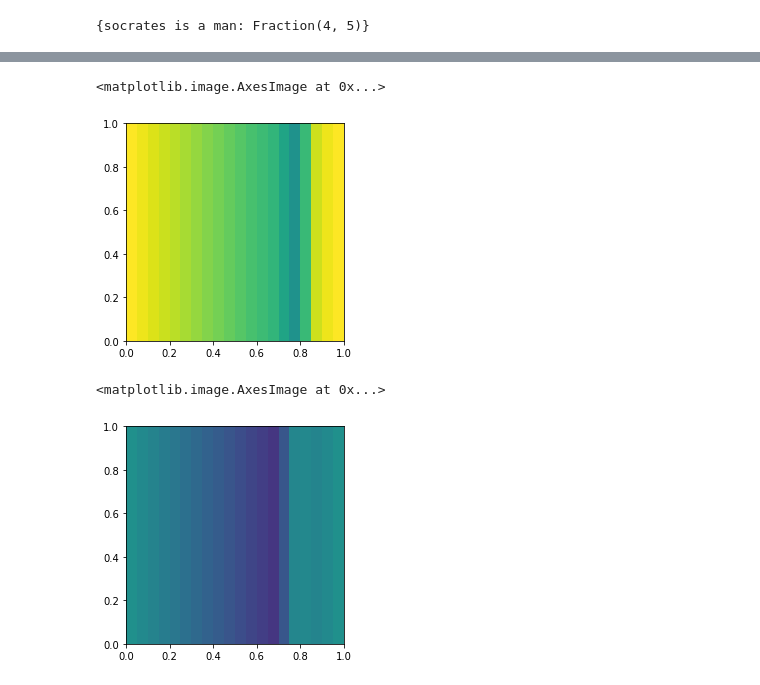
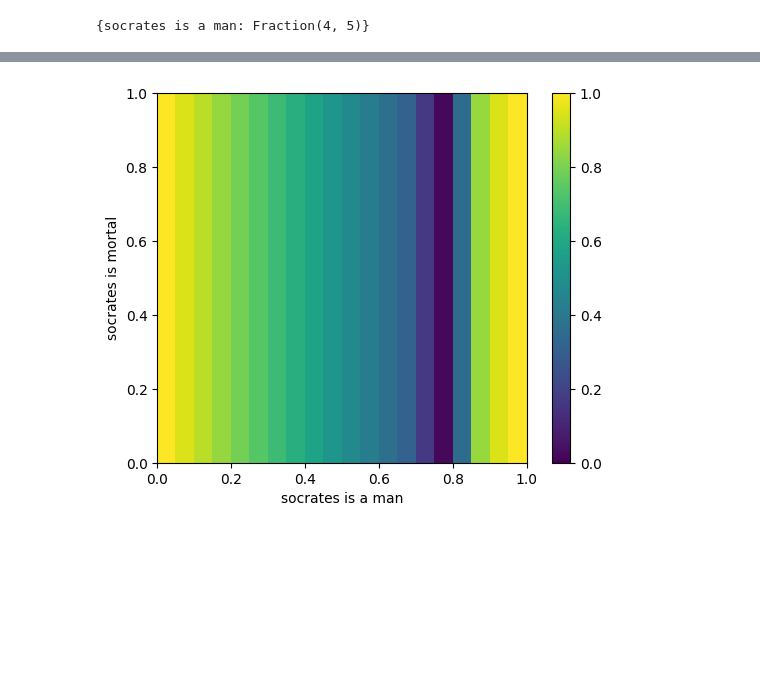
Before and after one commit to monasticacademy/logical-induction, a Jupyter notebook: notebooks/three_updates.ipynb, the cells around one changed output, grey strips where cells are left out. Saved outputs shown, nothing was run; the diff lists cells and outputs as text; code cells hidden in the pictures; blank space fills up the shorter version.

```diff
--- a/notebooks/three_updates.ipynb
+++ b/notebooks/three_updates.ipynb
@@ -47,0 +60,6 @@ plt.plot(credences, purchase_quantities)
+# %%
+def trading_alg(sentence, probability):
+    count = 1
+    while True:
+        yield {sentence: trade_on_probability(sentence, count, probability)}
+        count += 1
@@ -47,0 +104,4 @@ plt.plot(credences, purchase_quantities)
+# %%
+the_trading_alg = trading_alg(sentence1, .8)
+# %%
+first_trading_policy = next(the_trading_alg)
@@ -72,14 +150,12 @@ def value_of_holdings_landscape(trading_policy, credence_history, x_sentence, y_
 
     return min_possible, max_possible
 
-min_landscape, max_landscape = value_of_holdings_landscape(first_trading_policy, history, sentence1, sentence2)
+_, max_landscape = value_of_holdings_landscape(first_trading_policy, history, sentence1, sentence2)
 # %%
-plt.imshow(max_landscape, extent=(0, 1, 0, 1), vmin=-1, vmax=1)
+plt.imshow(max_landscape, extent=(0, 1, 0, 1), vmin=0, vmax=1)
+plt.xlabel(sentence1)
+plt.ylabel(sentence2)
+plt.colorbar()
+plt.show()
 # %% [output]
-<matplotlib.image.AxesImage at 0x...>
-[figure, old version]
+[figure, new version]
-# %%
-plt.imshow(min_landscape, extent=(0, 1, 0, 1), vmin=-1, vmax=1)
-# %% [output]
-<matplotlib.image.AxesImage at 0x...>
-[figure, removed]
```
Also changed, not shown: parts of 34 cells of this notebook, 1 other file.
